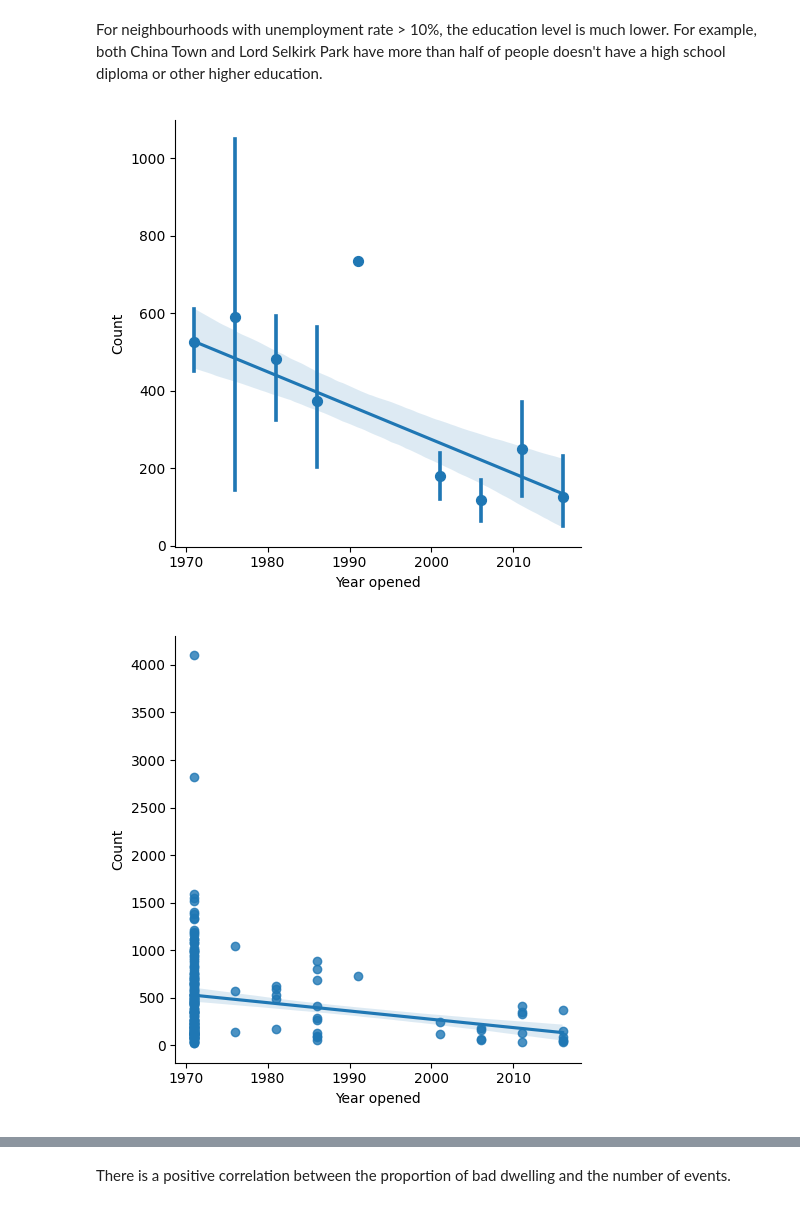
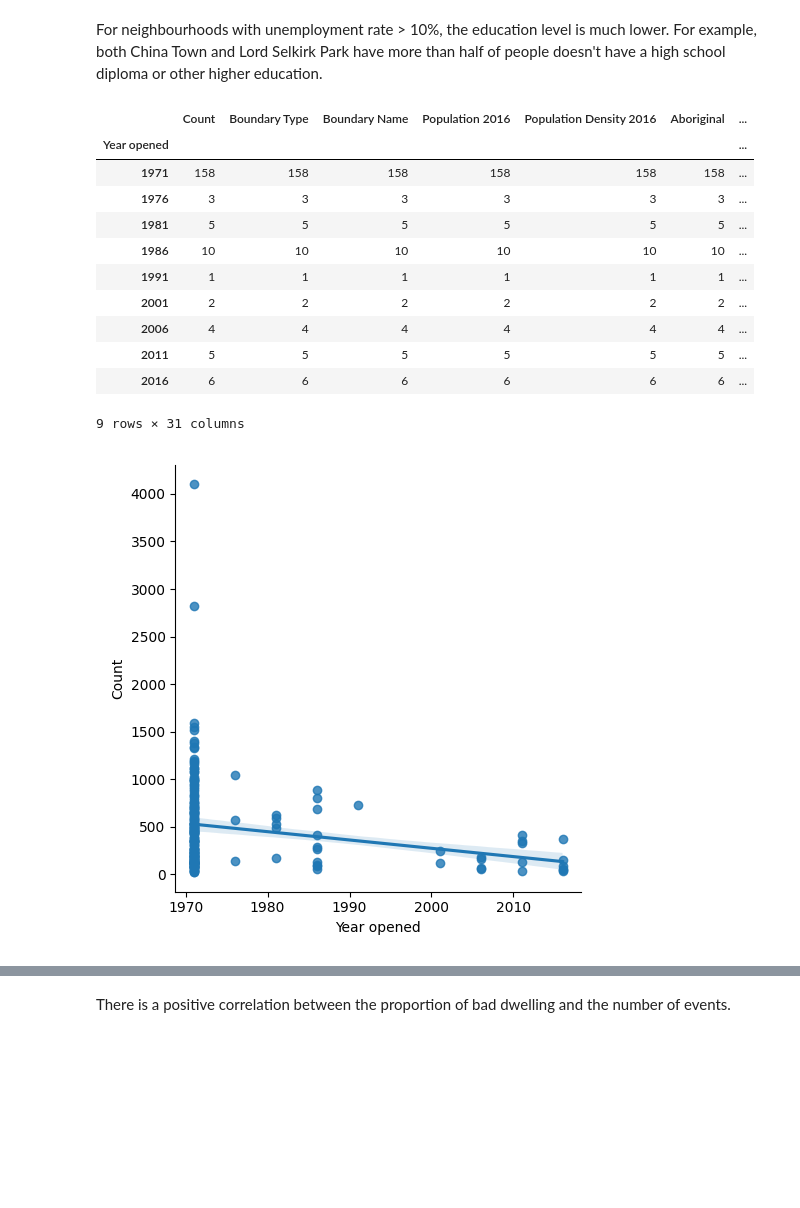
Before and after one commit to tommyvct/winnipeg-311-data-analysis, a Jupyter notebook: spatial_regression.ipynb, the cells around one changed output, grey strips where cells are left out. Cells and saved outputs as stored; diff of their text form; code cells hidden in the pictures; blank space fills up the shorter version.

```diff
--- a/spatial_regression.ipynb
+++ b/spatial_regression.ipynb
@@ -156,13 +154,29 @@ combined_df[combined_df["Unemployment Rate"] > 0.1]
 14 rows × 32 columns
 # %% [markdown]
 For neighbourhoods with unemployment rate > 10%, the education level is much lower. For example, both China Town and Lord Selkirk Park have more than half of people doesn't have a high school diploma or other higher education.
+# %%
+combined_df.groupby("Year opened").count()
+# %% [output]
+|  | Count | Boundary Type | Boundary Name | Population 2016 | Population Density 2016 | Aboriginal | ... |
+| Year opened |  |  |  |  |  |  | ... |
+| 1971 | 158 | 158 | 158 | 158 | 158 | 158 | ... |
+| 1976 | 3 | 3 | 3 | 3 | 3 | 3 | ... |
+| 1981 | 5 | 5 | 5 | 5 | 5 | 5 | ... |
+| 1986 | 10 | 10 | 10 | 10 | 10 | 10 | ... |
+| 1991 | 1 | 1 | 1 | 1 | 1 | 1 | ... |
+| 2001 | 2 | 2 | 2 | 2 | 2 | 2 | ... |
+| 2006 | 4 | 4 | 4 | 4 | 4 | 4 | ... |
+| 2011 | 5 | 5 | 5 | 5 | 5 | 5 | ... |
+| 2016 | 6 | 6 | 6 | 6 | 6 | 6 | ... |
+9 rows × 31 columns
 # %%
 # combined_df.plot(kind="scatter", x="Year opened", y="Count")
+# sns.lmplot(x="Year opened", y="Count", data=combined_df).set_xticklabels([1971, 1976, 1981, 1986, 1991, 2001, 2006, 2011, 2016])
+# plt.show()
 sns.lmplot(x="Year opened", y="Count", data=combined_df)
-sns.lmplot(x="Year opened", y="Count", data=combined_df, x_estimator=np.mean)
+# sns.lmplot(x="Year opened", y="Count", data=combined_df, x_estimator=np.mean)
 plt.show()
 # %% [output]
-[figure, old version]
+[figure, new version]
-[figure, removed]
 # %%
 # combined_df.plot(kind="scatter", x="Bad Dwelling Percent", y="Count")
```
Also changed, not shown: parts of 20 cells of this notebook, 6 other files.
